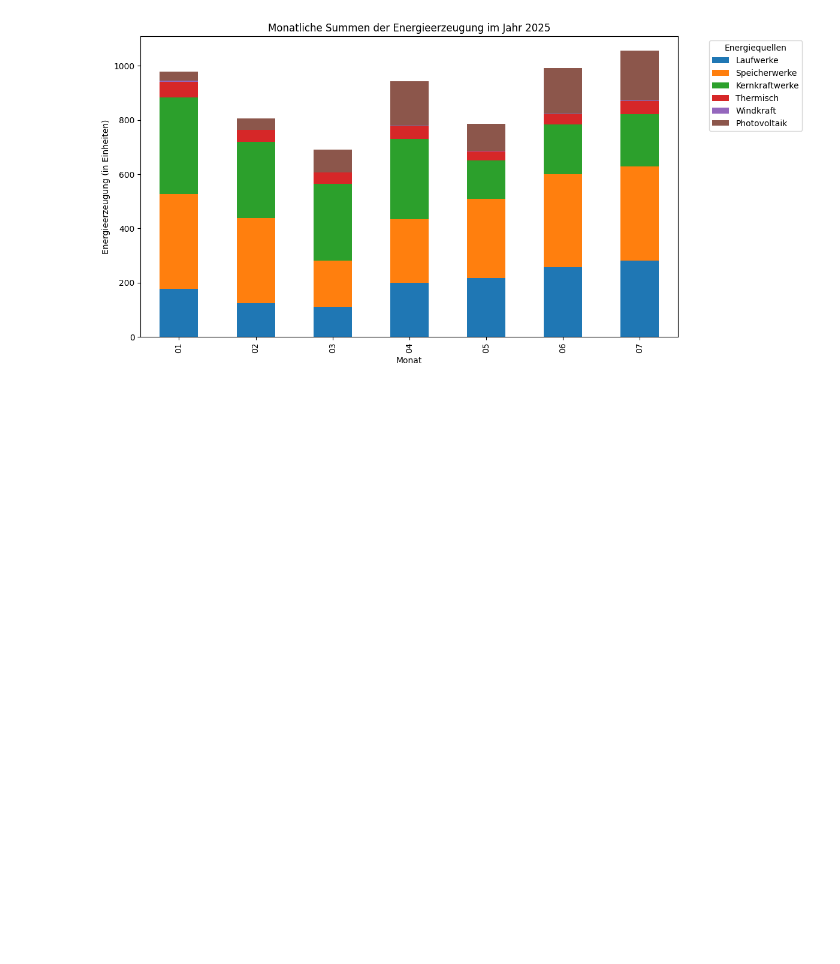
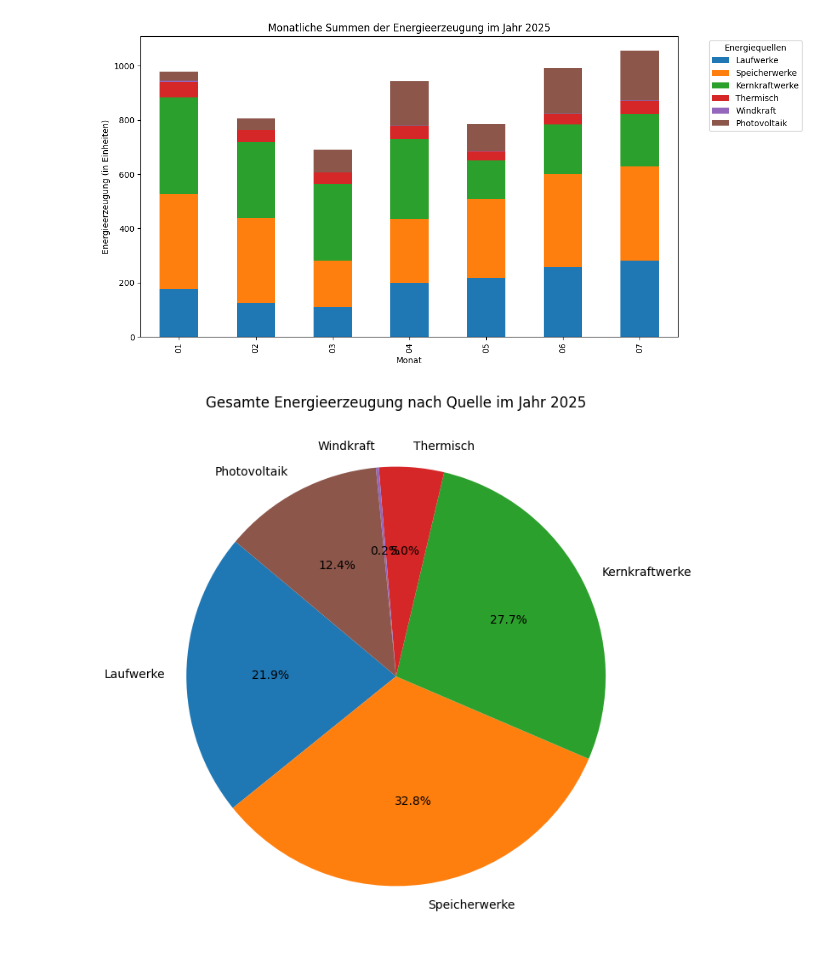
Before and after one commit to fajsh/datenvisualisierung-cds-111, a Jupyter notebook: visualizations_ajshe.ipynb, the cells around one changed output. Saved outputs shown, nothing was run; the diff lists cells and outputs as text; code cells hidden in the pictures; blank space fills up the shorter version.

Commit message:
added second visualization

```diff
--- a/visualizations_ajshe.ipynb
+++ b/visualizations_ajshe.ipynb
@@ -67,3 +67,14 @@ plt.tight_layout()
 plt.show()
 # %% [output]
 [figure]
+# %%
+# create a pie chart for the total energy production by source in 2025 from df_monthly_sums_copy
+df_total_2025 = df_monthly_sums_copy[df_monthly_sums_copy['Monat'] == 'Total']
+energy_sources = ['Laufwerke', 'Speicherwerke', 'Kernkraftwerke', 'Thermisch', 'Windkraft', 'Photovoltaik']
+energy_values = df_total_2025[energy_sources].values.flatten()
+plt.figure(figsize=(8, 8))
+plt.pie(energy_values, labels=energy_sources, autopct='%1.1f%%', startangle=140)
+plt.title('Gesamte Energieerzeugung nach Quelle im Jahr 2025')
+plt.show()
+# %% [output]
+[figure, added]
```
